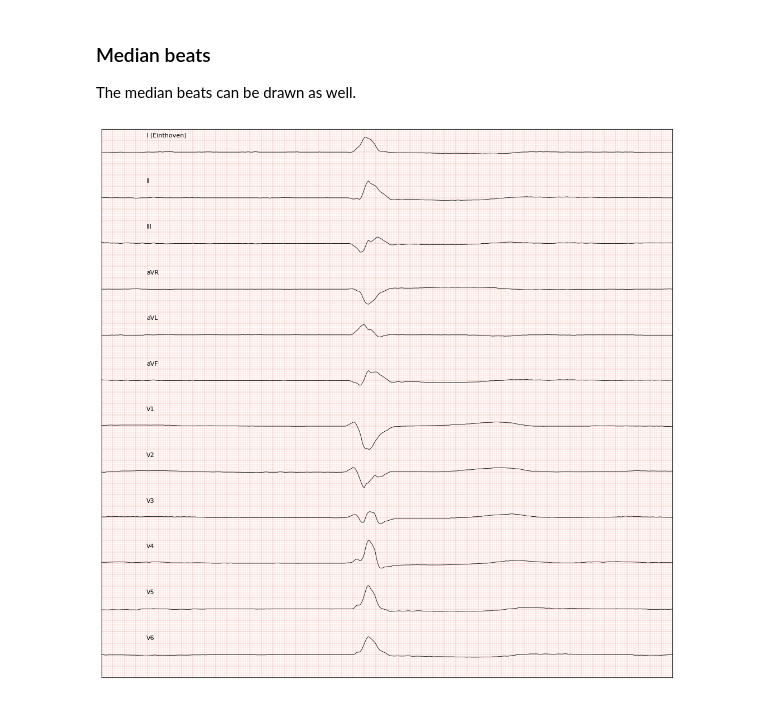
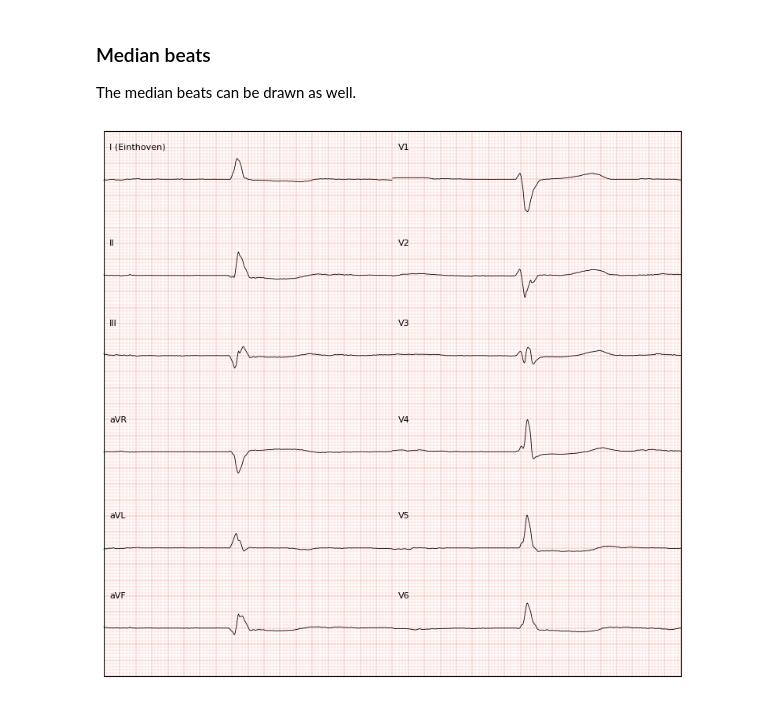
Before and after one commit to afschmidt/ECGProcess, a Jupyter notebook: resources/examples/plot_ecgs.ipynb, the cells around one changed output. Drawn from its saved outputs; the diff is of its cells as text; code cells hidden in the pictures.

Commit message:
Fixed the median beats plots just showing a sample of the signal

```diff
--- a/resources/examples/plot_ecgs.ipynb
+++ b/resources/examples/plot_ecgs.ipynb
@@ -70,27 +68,12 @@ fig.set_size_inches(11.70, 8.30)
 ### Median beats
 The median beats can be drawn as well.
 # %%
-layout = [
-    ['I (Einthoven)'],
-    ['II'],
-    ['III'],
-    ['aVR'],
-    ['aVL'],
-    ['aVF'],
-    ['V1'],
-    ['V2'],
-    ['V3'],
-    ['V4'],
-    ['V5'],
-    ['V6'],
-]
-artist=ECGDrawing()
-artist.paper_h = 250
-artist.height = 240
+artist.width=180
+artist.text_pad_x=10
 artist = artist(ecgreader, add_grid=True, minor_axis=True,
                      image_layout=layout, wave_type='median')
 # %% [output]
-[figure, old version]
+[figure, new version]
 # %%
 help(plt_ecg)
 # %% [output]
```
Also changed, not shown: parts of 2 cells of this notebook, 1 other file.
